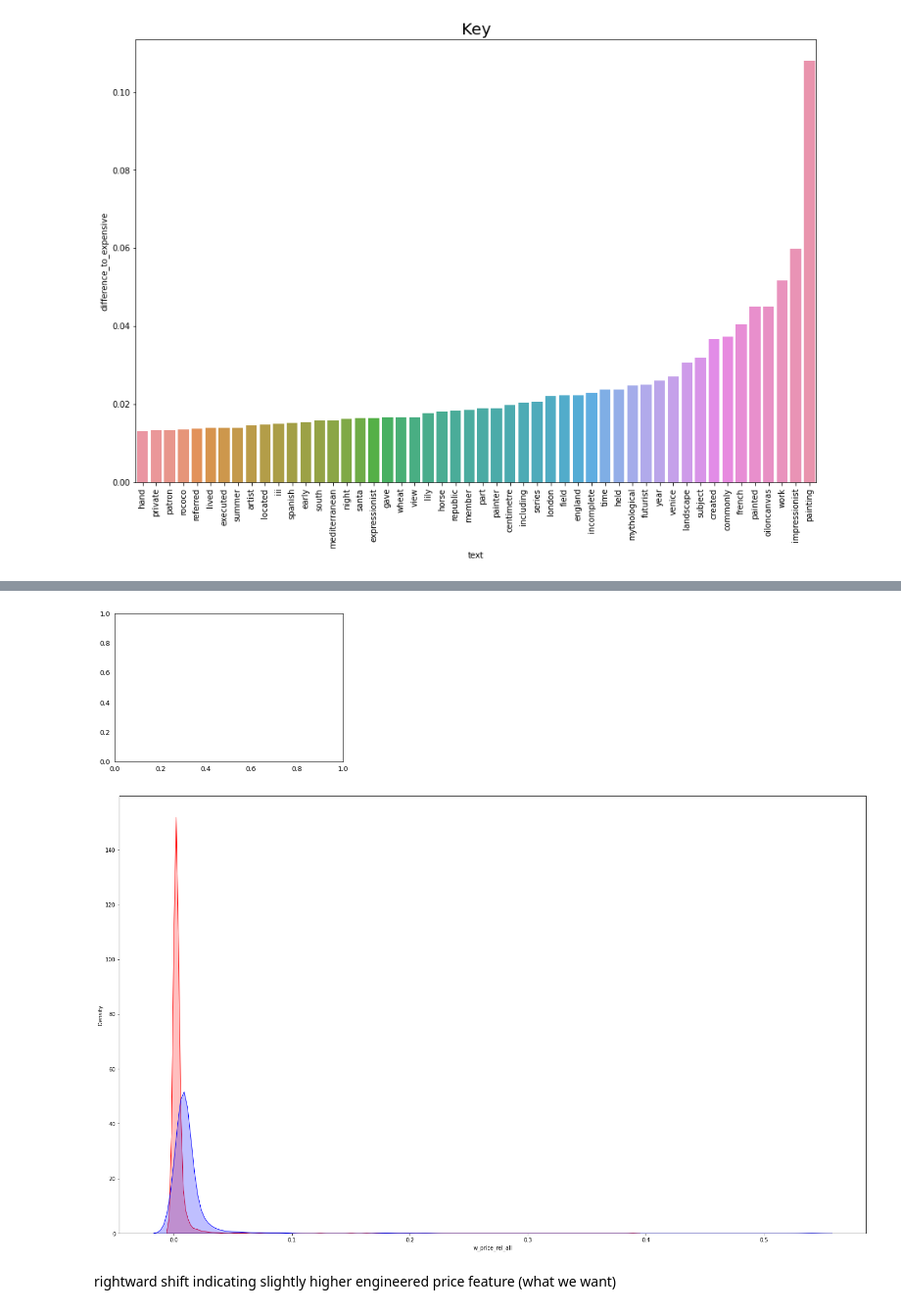
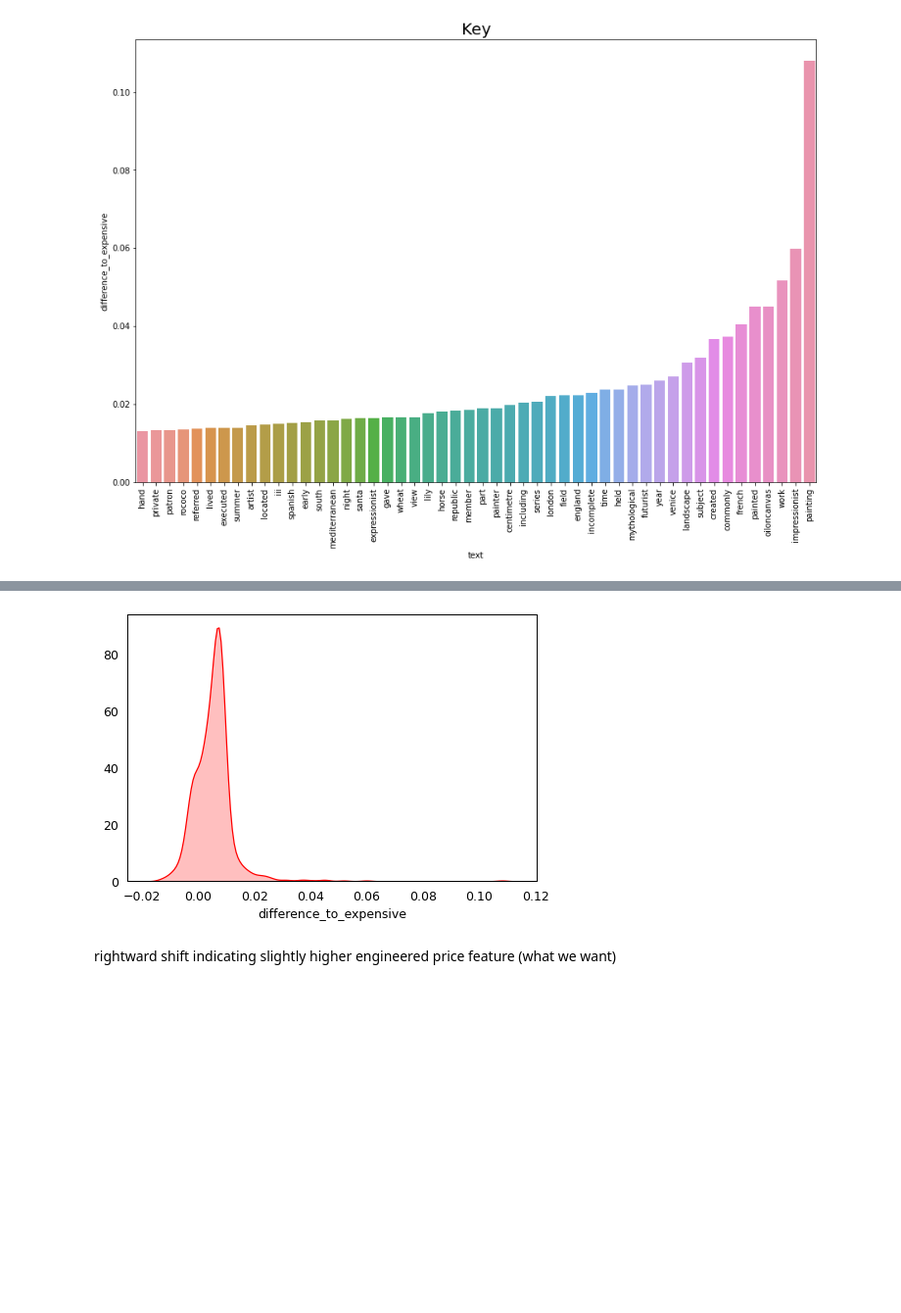
Before and after one commit to hdavidoff/datathon23, a Jupyter notebook: Summary_exploration_and_cleaning.ipynb, the cells around one changed output, grey strips where cells are left out. Shown at 98% size. Cells and saved outputs as stored; diff of their text form; code cells hidden in the pictures; blank space fills up the shorter version.

```diff
--- a/Summary_exploration_and_cleaning.ipynb
+++ b/Summary_exploration_and_cleaning.ipynb
@@ -721,17 +725,15 @@ dtype: int64
 # %%
 from scipy.stats import gaussian_kde
 import matplotlib.pyplot as plt
 from matplotlib.pyplot import figure
 
-fig,ax = plt.subplots(1,1,dpi=50)
-fig = figure(figsize=(25,15))
-sns.kdeplot(new_df.w_price_rel_all,color='r',fill=True)
-sns.kdeplot(new_df_exp.w_price_rel,color='b',fill=True)
+fig,ax = plt.subplots(1,1,dpi=90)
+sns.kdeplot(df_combo.difference_to_expensive,color='r',fill=True)
+#sns.kdeplot(new_df_exp.w_price_rel,color='b',fill=True)
 ax.set_ylabel("")
 ax.tick_params(left=False,bottom=False)
 # %% [output]
-[figure, old version]
+[figure, new version]
-[figure, removed]
 # %% [markdown]
 rightward shift indicating slightly higher engineered price feature (what we want)
 # %%
```
Also changed, not shown: parts of 28 cells of this notebook.
